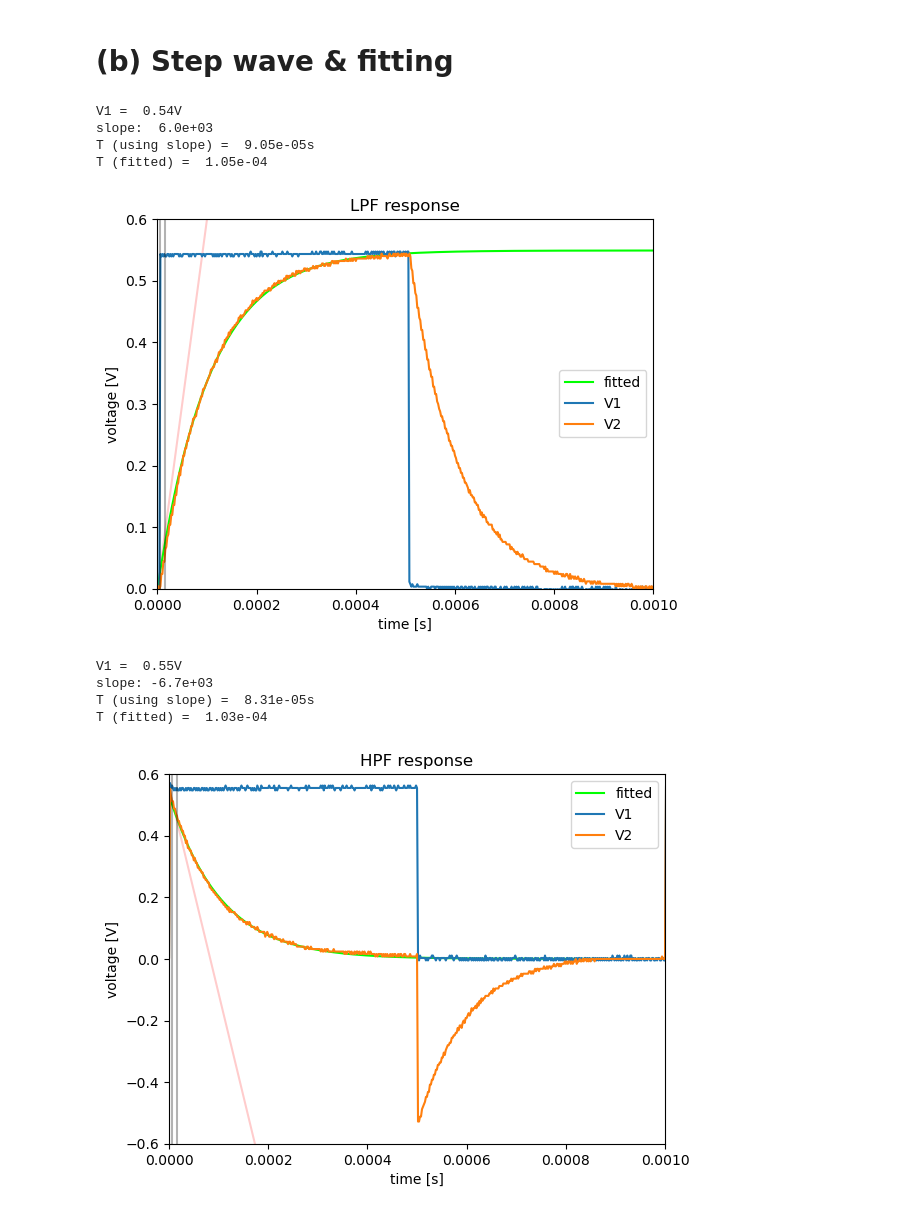
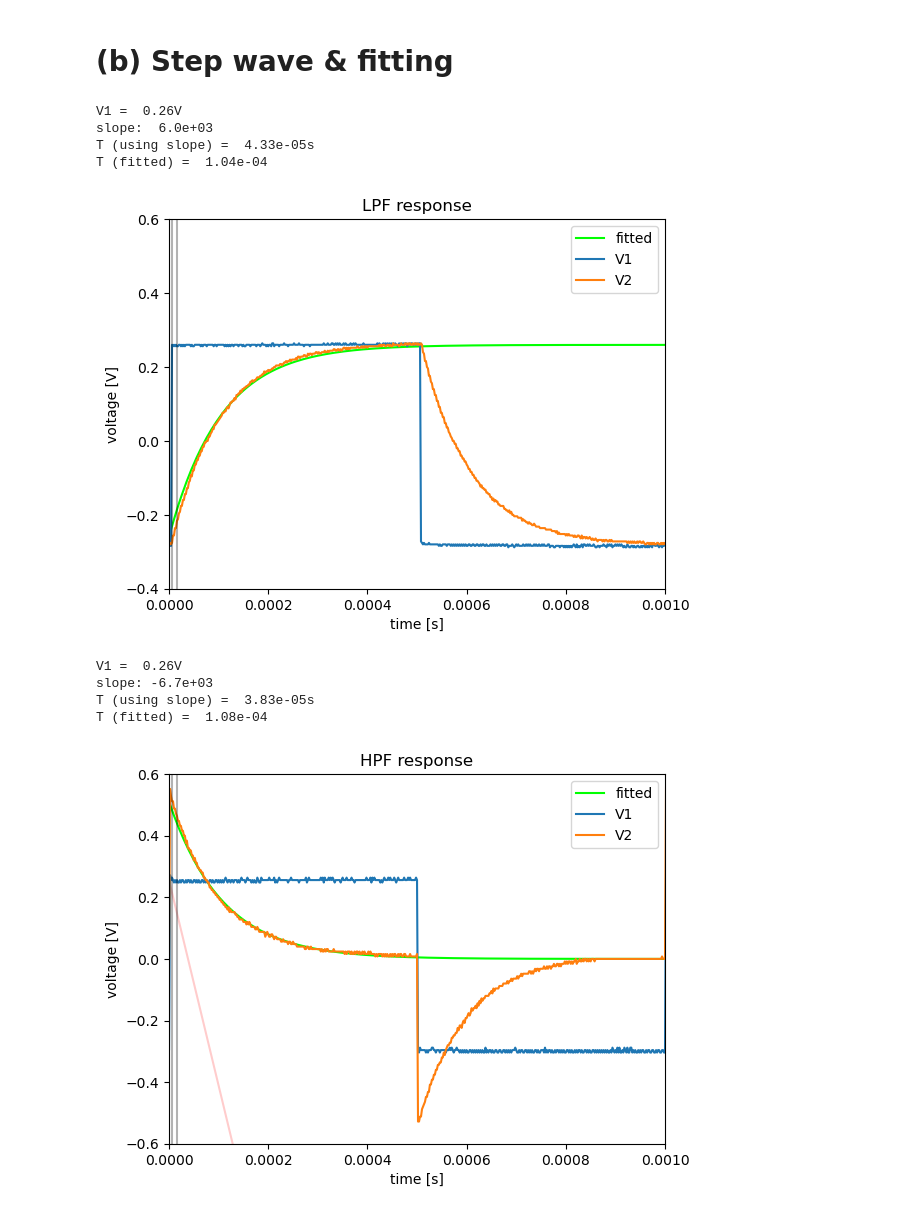
Before and after one commit to inohan/experiment-3s, a Jupyter notebook: P1/1-2.ipynb, the cells around one changed output. Saved outputs shown, nothing was run; the diff lists cells and outputs as text; code cells hidden in the pictures.

```diff
--- a/P1/1-2.ipynb
+++ b/P1/1-2.ipynb
@@ -173,45 +251,45 @@ delay = 0.06e-4
 t_slope = (0.06e-4, 0.16e-4)
 
 df_lpf = pd.read_csv("lpf1.csv", skiprows=[1])
 df_lpf["X"] += delay
-df_lpf["CH1"] -= np.mean(df_lpf[df_lpf["CH1"] < 0]["CH1"])
-df_lpf["CH2"] -= df_lpf["CH2"].min()
+#df_lpf["CH1"] -= np.mean(df_lpf[df_lpf["CH1"] < 0]["CH1"])
+#df_lpf["CH2"] -= df_lpf["CH2"].min()
 v1_lpf = np.mean(df_lpf[df_lpf["CH1"] > 0.08]["CH1"])
 print(f"V1 = {v1_lpf: .2f}V")
 
-#傾きによるTの導出
+# #傾きによるTの導出
 # 傾きを求める
 df_use = df_lpf[(df_lpf["X"] >= t_slope[0]) & (df_lpf["X"] < t_slope[1])]
 slope = np.mean([(df_use.iloc[i+1]["CH2"] - df_use.iloc[i]["CH2"])/(df_use.iloc[i+1]["X"] - df_use.iloc[i]["X"]) for i in range(len(df_use) - 1)])
 print(f"slope: {slope: .1e}")
 print(f"T (using slope) = {v1_lpf / slope: .2e}s")
 line_similar = lambda t: t * slope
 
 # フィッティングによるTの導出
 df_fit = df_lpf[(df_lpf["X"] < 4.9e-4) & (df_lpf["X"] > 0.06e-4)]
-fit_lpf = lambda t, T, V: V * (-np.exp(-t / T) + 1)
-popt, pvar = curve_fit(fit_lpf, df_fit["X"], df_fit["CH2"])
+fit_lpf = lambda t, T, V: V * (1 - 2*np.exp(-t / T))
+popt, pvar = curve_fit(lambda t, T: fit_lpf(t, T, v1_lpf), df_fit["X"], df_fit["CH2"])
 print(f"T (fitted) = {popt[0]: .2e}")
 
 
 fig = plt.figure()
 ax = fig.add_subplot(111)
-axessetting = AxesSetting(title=f"LPF response", legend=True, xlabel="time [s]", xlim=(0, 1e-3), ylabel="voltage [V]", ylim=(0, 0.6))
+axessetting = AxesSetting(title=f"LPF response", legend=True, xlabel="time [s]", xlim=(0, 1e-3), ylabel="voltage [V]", ylim=(-0.4, 0.6))
 
-axessetting.plot_func(ax, line_similar, c="red")
-axessetting.plot_func(ax, lambda x: fit_lpf(x, *popt), label="fitted", c="lime", alpha=1)
+#axessetting.plot_func(ax, line_similar, c="red")
+axessetting.plot_func(ax, lambda x: fit_lpf(x, *popt, v1_lpf), label="fitted", c="lime", alpha=1)
 ax.plot(df_lpf["X"], df_lpf["CH1"], label="V1")
 ax.plot(df_lpf["X"], df_lpf["CH2"], label="V2")
 ax.axvline(t_slope[0], alpha=0.3, c="black")
 ax.axvline(t_slope[1], alpha=0.3, c="black")
 
 axessetting.apply_axes(ax)
 # %% [output]
-V1 =  0.54V
+V1 =  0.26V
 slope:  6.0e+03
-T (using slope) =  9.05e-05s
-T (fitted) =  1.05e-04
+T (using slope) =  4.33e-05s
+T (fitted) =  1.04e-04
-[figure, old version]
+[figure, new version]
 # %%
 # 遅延
 delay = 0e-4
@@ -219,7 +297,7 @@ t_slope = (0.06e-4, 0.16e-4)
 
 df_hpf = pd.read_csv("hpf1.csv", skiprows=[1])
 df_hpf["X"] += delay
-df_hpf["CH1"] -= np.mean(df_hpf[df_hpf["CH1"] < 0]["CH1"])
+#df_hpf["CH1"] -= np.mean(df_hpf[df_hpf["CH1"] < 0]["CH1"])
 v1_hpf = np.mean(df_hpf[df_hpf["CH1"] > 0.08]["CH1"])
 print(f"V1 = {v1_hpf: .2f}V")
 
@@ -232,8 +310,8 @@ line_similar = lambda t: t * slope + v1_hpf
 
 # フィッティングによるTの導出
 df_fit = df_hpf[(df_hpf["X"] < 4.9e-4) & (df_hpf["X"] > 0.1e-4)]
-fit_hpf = lambda t, T, V: V * np.exp(-t / T)
-popt, pvar = curve_fit(fit_hpf, df_fit["X"], df_fit["CH2"], bounds=([0, 0], [2e-4, np.inf]))
+fit_hpf = lambda t, T, V: V * 2 * np.exp(-t / T)
+popt, pvar = curve_fit(lambda x, T: fit_hpf(x, T, v1_hpf), df_fit["X"], df_fit["CH2"])
 print(f"T (fitted) = {popt[0]: .2e}")
 
 fig = plt.figure()
@@ -241,7 +319,7 @@ ax = fig.add_subplot(111)
 axessetting = AxesSetting(title=f"HPF response", legend=True, xlabel="time [s]", xlim=(0, 1e-3), ylabel="voltage [V]", ylim=(-0.6, 0.6))
 
 axessetting.plot_func(ax, line_similar, c="red")
-axessetting.plot_func(ax, lambda x: fit_hpf(x, *popt), label="fitted", c="lime", alpha=1)
+axessetting.plot_func(ax, lambda x: fit_hpf(x, *popt, v1_hpf), label="fitted", c="lime", alpha=1)
 ax.plot(df_hpf["X"], df_hpf["CH1"], label="V1")
 ax.plot(df_hpf["X"], df_hpf["CH2"], label="V2")
 ax.axvline(t_slope[0], alpha=0.3, c="black")
@@ -249,8 +327,8 @@ ax.axvline(t_slope[1], alpha=0.3, c="black")
 
 axessetting.apply_axes(ax)
 # %% [output]
-V1 =  0.55V
+V1 =  0.26V
 slope: -6.7e+03
-T (using slope) =  8.31e-05s
-T (fitted) =  1.03e-04
+T (using slope) =  3.83e-05s
+T (fitted) =  1.08e-04
-[figure, old version]
+[figure, new version]
```
Also changed, not shown: parts of 7 cells of this notebook, 6 other files.
